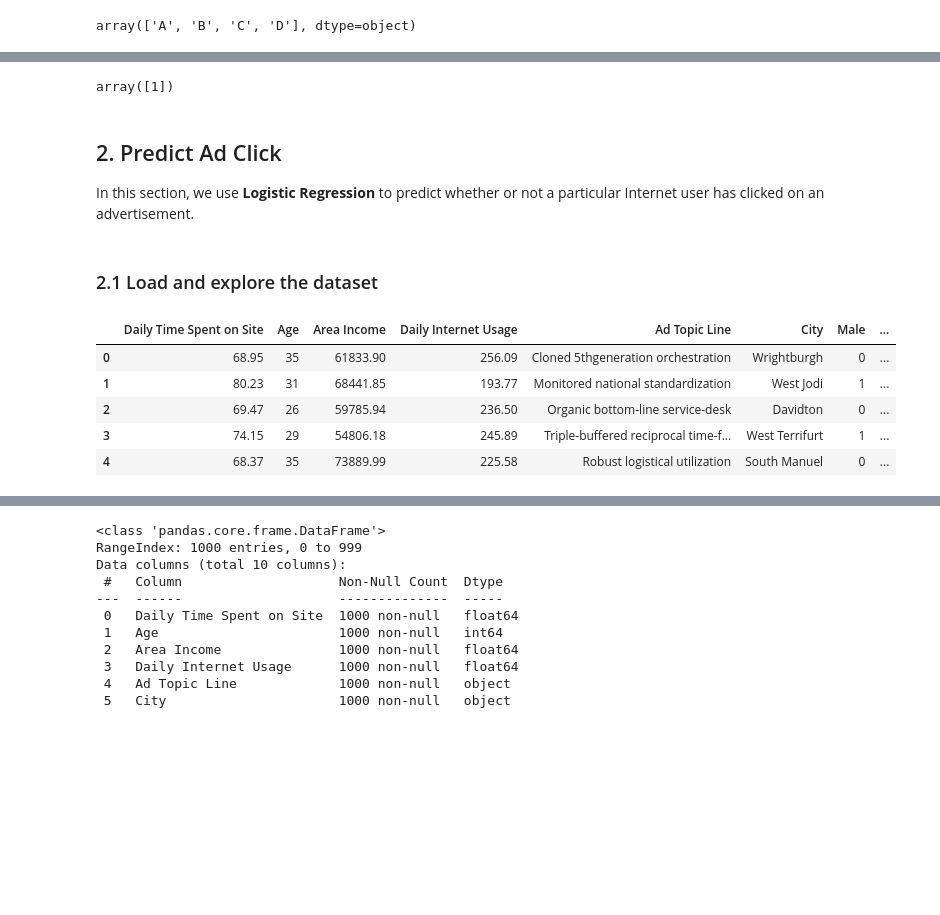
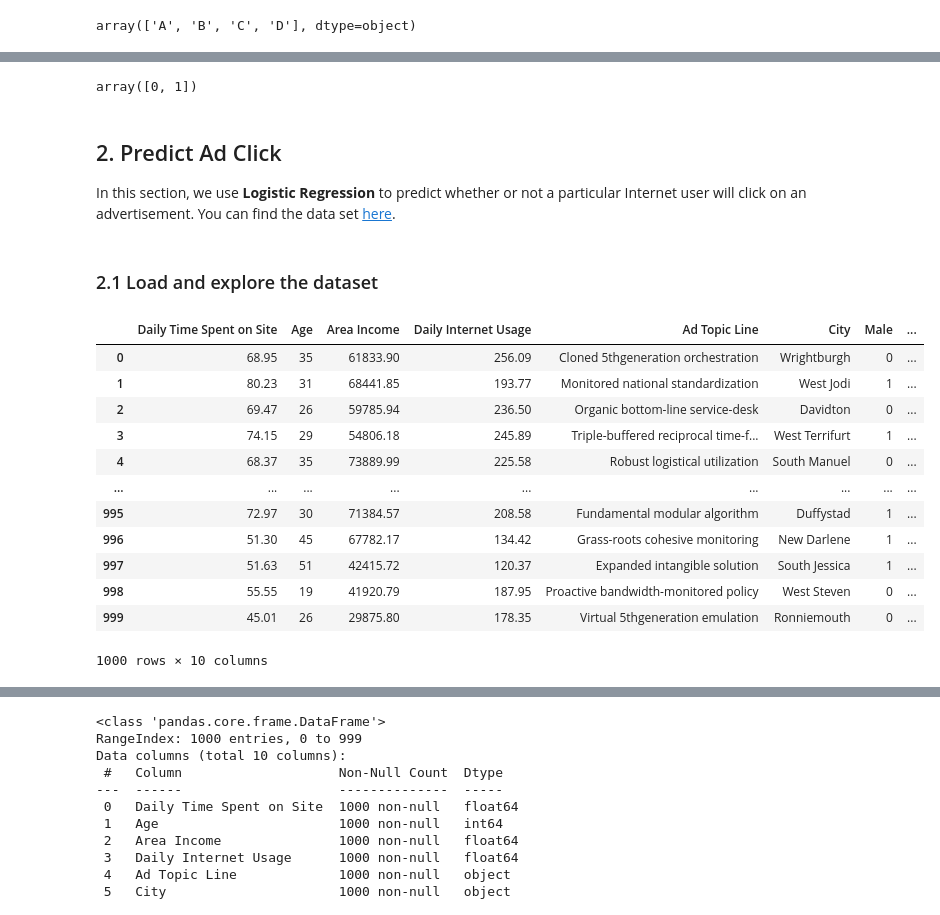
Before and after one commit to michalis0/DataScience_and_MachineLearning, a Jupyter notebook: week5/Classification_Logistic_Regression.ipynb, the cells around one changed output, grey strips where cells are left out. Cells and saved outputs as stored; diff of their text form; code cells hidden in the pictures; blank space fills up the shorter version.

```diff
--- a/week5/Classification_Logistic_Regression.ipynb
+++ b/week5/Classification_Logistic_Regression.ipynb
@@ -164,21 +178,29 @@ plt.show()
 # %%
-# Prediction for new point
-p = np.array([[0.6, 0.6]])
+# Prediction for p1 and p2
+p = pd.DataFrame([[0.4, 0.4],
+                 [0.5, 0.5]], columns=["x1", "x2"])
 LR.predict(p)
 # %% [output]
-array([1])
+array([0, 1])
 # %% [markdown]
 ## 2. Predict Ad Click
-In this section, we use **Logistic Regression** to predict whether or not a particular Internet user has clicked on an advertisement.
+In this section, we use **Logistic Regression** to predict whether or not a particular Internet user will click on an advertisement. You can find the data set [here](https://www.kaggle.com/fayomi/advertising).
 # %% [markdown]
 ### 2.1 Load and explore the dataset
 # %%
 data = pd.read_csv("https://raw.githubusercontent.com/michalis0/DataMining_and_MachineLearning/master/week5/data/advertising.csv")
-data.head()
+data
 # %% [output]
 |  | Daily Time Spent on Site | Age | Area Income | Daily Internet Usage | Ad Topic Line | City | Male | ... |
 | 0 | 68.95 | 35 | 61833.90 | 256.09 | Cloned 5thgeneration orchestration | Wrightburgh | 0 | ... |
 | 1 | 80.23 | 31 | 68441.85 | 193.77 | Monitored national standardization | West Jodi | 1 | ... |
 | 2 | 69.47 | 26 | 59785.94 | 236.50 | Organic bottom-line service-desk | Davidton | 0 | ... |
 | 3 | 74.15 | 29 | 54806.18 | 245.89 | Triple-buffered reciprocal time-f... | West Terrifurt | 1 | ... |
 | 4 | 68.37 | 35 | 73889.99 | 225.58 | Robust logistical utilization | South Manuel | 0 | ... |
+| ... | ... | ... | ... | ... | ... | ... | ... | ... |
+| 995 | 72.97 | 30 | 71384.57 | 208.58 | Fundamental modular algorithm | Duffystad | 1 | ... |
+| 996 | 51.30 | 45 | 67782.17 | 134.42 | Grass-roots cohesive monitoring | New Darlene | 1 | ... |
+| 997 | 51.63 | 51 | 42415.72 | 120.37 | Expanded intangible solution | South Jessica | 1 | ... |
+| 998 | 55.55 | 19 | 41920.79 | 187.95 | Proactive bandwidth-monitored policy | West Steven | 0 | ... |
+| 999 | 45.01 | 26 | 29875.80 | 178.35 | Virtual 5thgeneration emulation | Ronniemouth | 0 | ... |
+1000 rows × 10 columns
```
Also changed, not shown: parts of 20 cells of this notebook.
